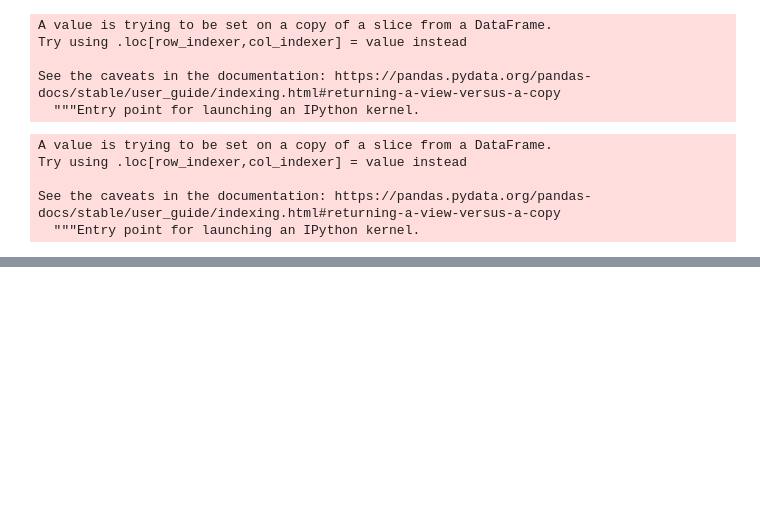
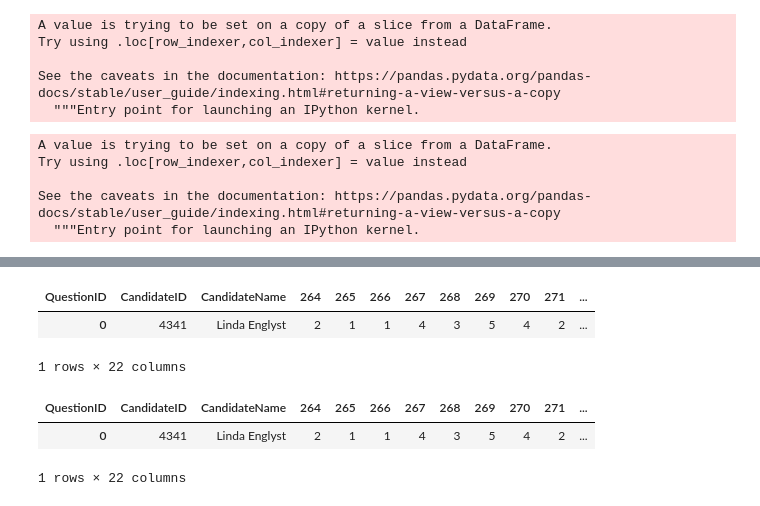
Before and after one commit to paride92/GeneralisedPoliticalScaling, a Jupyter notebook: candidate_test_validation.ipynb, the cells around one changed output, grey strips where cells are left out. Cells and saved outputs as stored; diff of their text form; code cells hidden in the pictures; blank space fills up the shorter version.

```diff
--- a/candidate_test_validation.ipynb
+++ b/candidate_test_validation.ipynb
@@ -680,0 +678,18 @@ df_scales.loc[df_scales.dk_out_eu == 0]
+# %%
+for id in tqdm(range(3475, 4494+1)): # all ids are in this interval, but not all are valid
+
+    url = 'https://politiken.dk/fv19endpoint/candidate/getCandidateResult/' + str(id) + '/?extraInfo=true'
+    r = requests.get(url)
+
+    try:
+        # get json data at url
+        data = r.json()
+
+        with open('validation/politiken/candidate_no_' + str(id) + '.json', 'w') as f:
+            json.dump(data, f)
+
+    except:
+        print('No data found for id ' + str(id))
+
+    # Wait a few secs for good measure
+    time.sleep(2)
@@ -680,0 +737,15 @@ df_scales.loc[df_scales.dk_out_eu == 0]
+# %%
+# convert data to dataframe
+test_df = pd.DataFrame(data)
+
+# unpack nested columns CompareResults
+test_df = pd.concat([test_df.drop(['CompareResults'], axis=1), test_df['CompareResults'].apply(pd.Series)], axis=1)
+
+# pivot QuestionID and CandidateAnswer columns to wide format
+test_df = test_df.pivot_table(index=['CandidateID', 'CandidateName'], columns='QuestionID', values='CandidateAnswer').reset_index()
+# %%
+test_df
+# %% [output]
+| QuestionID | CandidateID | CandidateName | 264 | 265 | 266 | 267 | 268 | 269 | 270 | 271 | ... |
+| 0 | 4341 | Linda Englyst | 2 | 1 | 1 | 4 | 3 | 5 | 4 | 2 | ... |
+1 rows × 22 columns
@@ -680,0 +754,6 @@ df_scales.loc[df_scales.dk_out_eu == 0]
+# %%
+df.append(test_df)
+# %% [output]
+| QuestionID | CandidateID | CandidateName | 264 | 265 | 266 | 267 | 268 | 269 | 270 | 271 | ... |
+| 0 | 4341 | Linda Englyst | 2 | 1 | 1 | 4 | 3 | 5 | 4 | 2 | ... |
+1 rows × 22 columns
```
Also changed, not shown: parts of 19 cells of this notebook.
